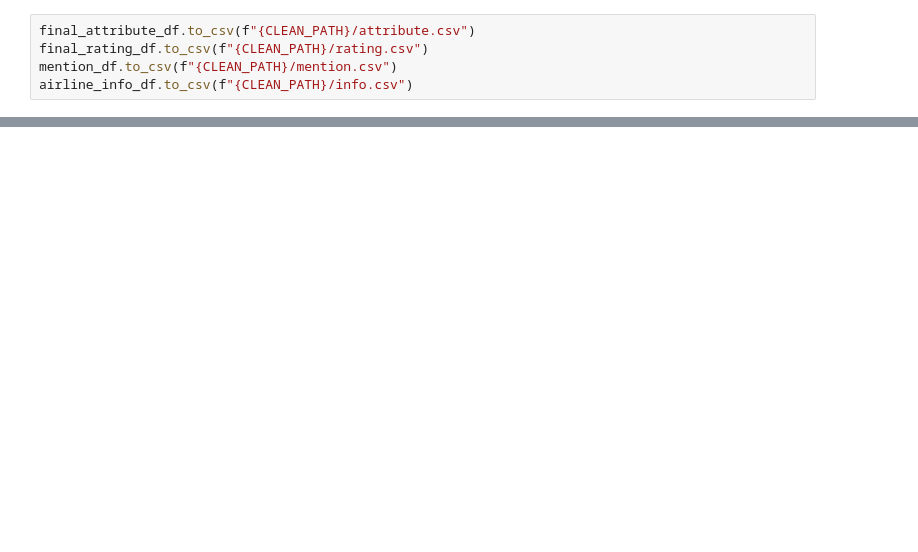
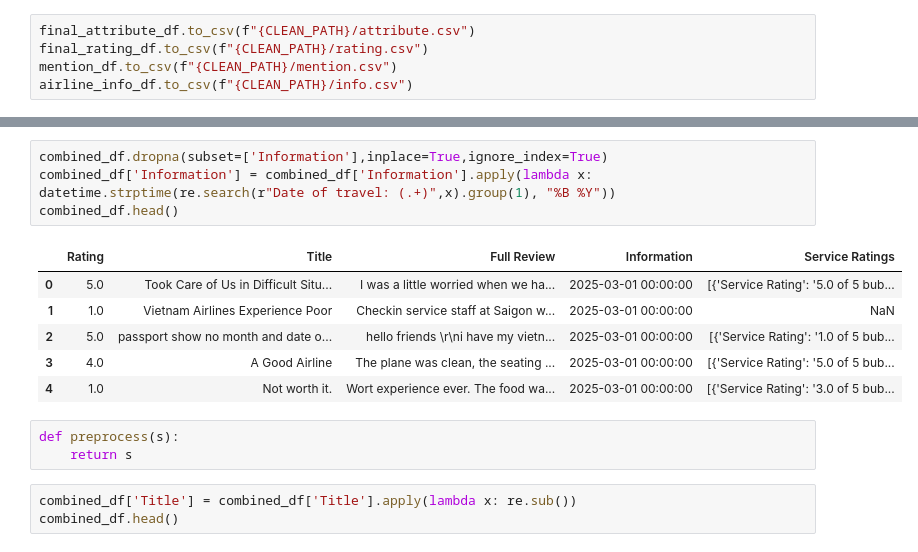
Before and after one commit to Gabien21/project_airfare, a Jupyter notebook: notebooks/preprocess_airline_review.ipynb, the cells around one changed output, grey strips where cells are left out. Drawn from its saved outputs; the diff is of its cells as text; blank space fills up the shorter version.

```diff
--- a/notebooks/preprocess_airline_review.ipynb
+++ b/notebooks/preprocess_airline_review.ipynb
@@ -254,0 +242,17 @@ airline_info_df.to_csv(f"{CLEAN_PATH}/info.csv")
+# %%
+combined_df.dropna(subset=['Information'],inplace=True,ignore_index=True)
+combined_df['Information'] = combined_df['Information'].apply(lambda x: datetime.strptime(re.search(r"Date of travel: (.+)",x).group(1), "%B %Y"))
+combined_df.head()
+# %% [output]
+|  | Rating | Title | Full Review | Information | Service Ratings |
+| 0 | 5.0 | Took Care of Us in Difficult Situ... | I was a little worried when we ha... | 2025-03-01 00:00:00 | [{'Service Rating': '5.0 of 5 bub... |
+| 1 | 1.0 | Vietnam Airlines Experience Poor | Checkin service staff at Saigon w... | 2025-03-01 00:00:00 | NaN |
+| 2 | 5.0 | passport show no month and date o... | hello friends \r\ni have my vietn... | 2025-03-01 00:00:00 | [{'Service Rating': '1.0 of 5 bub... |
+| 3 | 4.0 | A Good Airline | The plane was clean, the seating ... | 2025-03-01 00:00:00 | [{'Service Rating': '5.0 of 5 bub... |
+| 4 | 1.0 | Not worth it. | Wort experience ever. The food wa... | 2025-03-01 00:00:00 | [{'Service Rating': '3.0 of 5 bub... |
+# %%
+def preprocess(s):
+    return s
+# %%
+combined_df['Title'] = combined_df['Title'].apply(lambda x: re.sub())
+combined_df.head()
```
Also changed, not shown: parts of 31 cells of this notebook, 6 other files.
